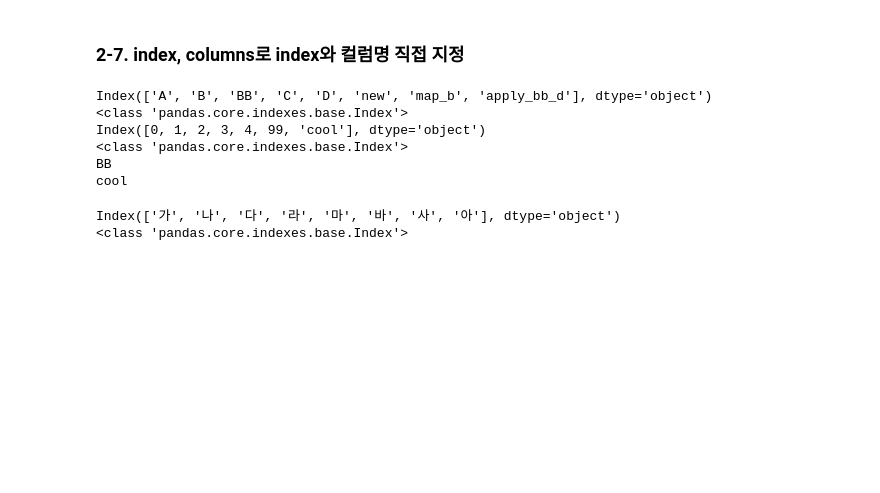
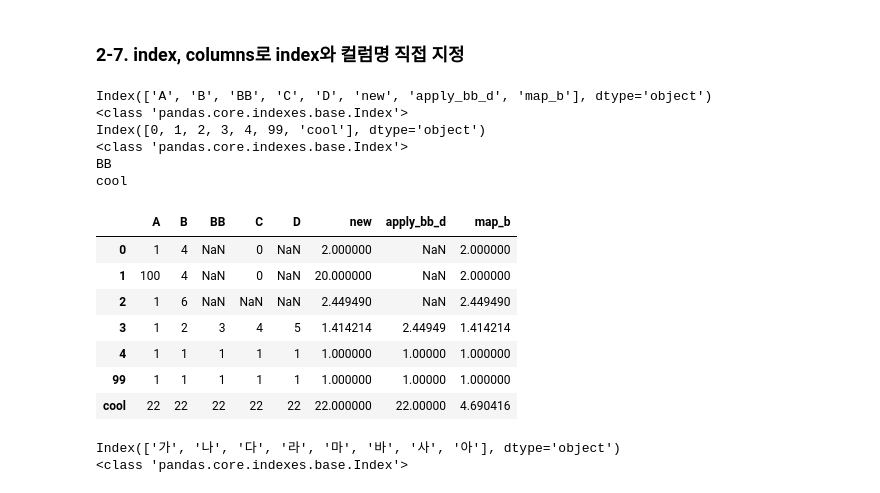
Before and after one commit to limyj0708/limyj0708.github.io, a Jupyter notebook: posts/2021-11-05-pandas_cheatsheet.ipynb, the cells around one changed output. Cells and saved outputs as stored; diff of their text form; code cells hidden in the pictures; blank space fills up the shorter version.

```diff
--- a/posts/2021-11-05-pandas_cheatsheet.ipynb
+++ b/posts/2021-11-05-pandas_cheatsheet.ipynb
@@ -331,17 +343,26 @@ df # NaN과의 연산은 NaN이 됨을 참고하자.
 # %%
 print(df.columns)
 print(type(df.columns))
 print(df.index)
 print(type(df.index))
 print(df.columns[2]) # 위치값으로 개별 요소에 접근 가능
 print(df.index[6])
+df
 # %% [output]
-Index(['A', 'B', 'BB', 'C', 'D', 'new', 'map_b', 'apply_bb_d'], dtype='object')
+Index(['A', 'B', 'BB', 'C', 'D', 'new', 'apply_bb_d', 'map_b'], dtype='object')
 <class 'pandas.core.indexes.base.Index'>
 Index([0, 1, 2, 3, 4, 99, 'cool'], dtype='object')
 <class 'pandas.core.indexes.base.Index'>
 BB
 cool
+|  | A | B | BB | C | D | new | apply_bb_d | map_b |
+| 0 | 1 | 4 | NaN | 0 | NaN | 2.000000 | NaN | 2.000000 |
+| 1 | 100 | 4 | NaN | 0 | NaN | 20.000000 | NaN | 2.000000 |
+| 2 | 1 | 6 | NaN | NaN | NaN | 2.449490 | NaN | 2.449490 |
+| 3 | 1 | 2 | 3 | 4 | 5 | 1.414214 | 2.44949 | 1.414214 |
+| 4 | 1 | 1 | 1 | 1 | 1 | 1.000000 | 1.00000 | 1.000000 |
+| 99 | 1 | 1 | 1 | 1 | 1 | 1.000000 | 1.00000 | 1.000000 |
+| cool | 22 | 22 | 22 | 22 | 22 | 22.000000 | 22.00000 | 4.690416 |
 # %%
 df.columns = ['가', '나', '다', '라', '마', '바', '사', '아']
 # df.columns에 직접 컬럼명 리스트를 할당하여 컬럼명 변경 가능
```
Also changed, not shown: parts of 106 cells of this notebook, 43 other files.
